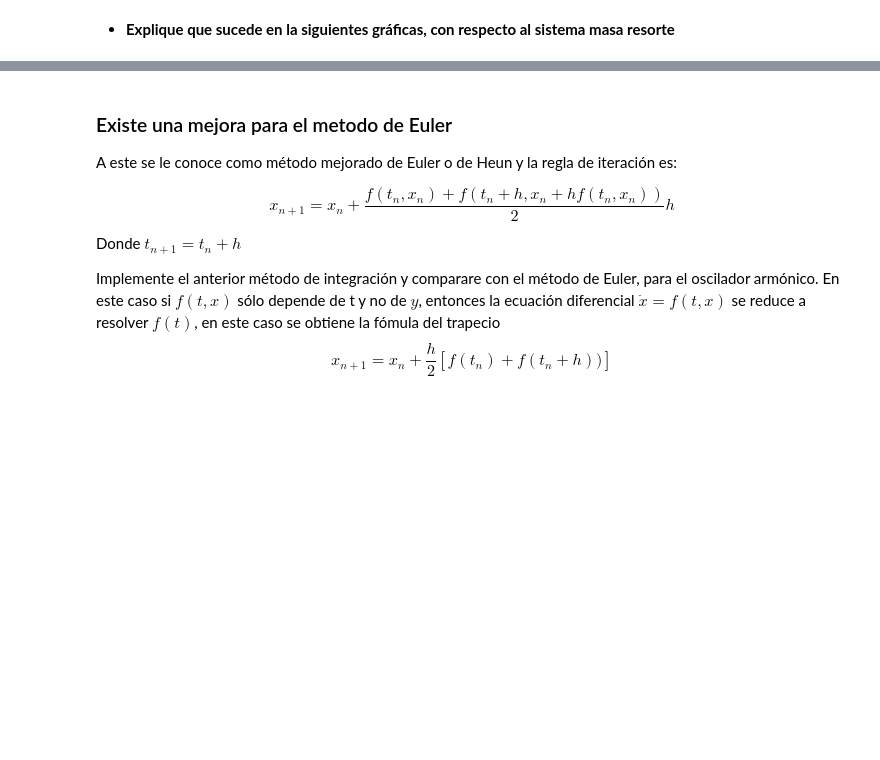
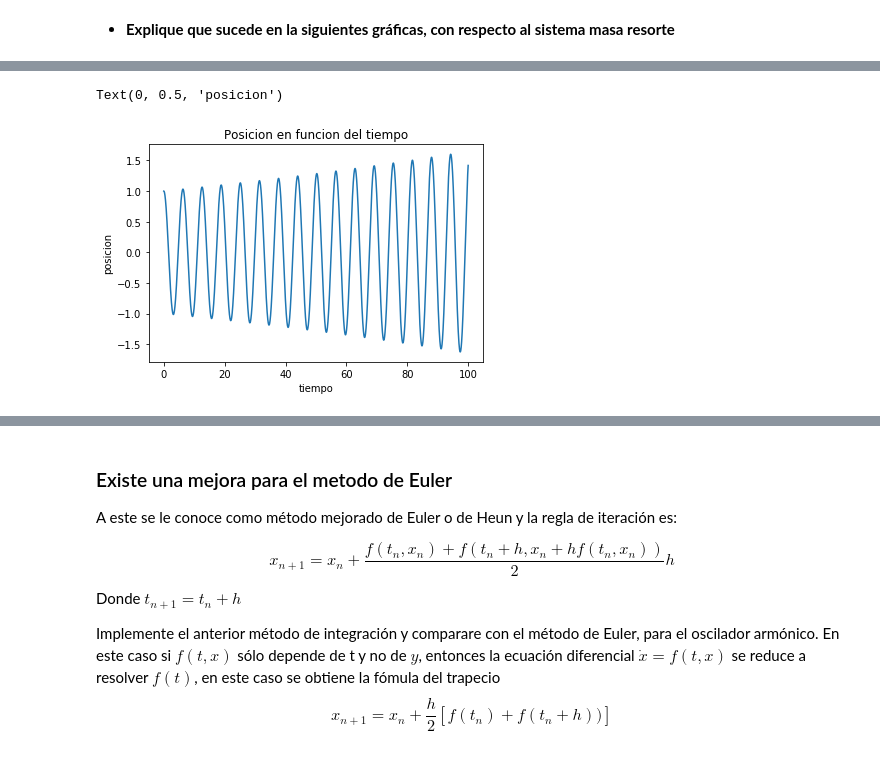
Before and after one commit to Fer2111/Algoritmos, a Jupyter notebook: Ecuaciones diferenciales.ipynb, the cells around one changed output, grey strips where cells are left out. Cells and saved outputs as stored; diff of their text form; code cells hidden in the pictures; blank space fills up the shorter version.

```diff
--- a/Ecuaciones diferenciales.ipynb
+++ b/Ecuaciones diferenciales.ipynb
@@ -290,6 +334,9 @@ grid(True)
 # %%
-plot(tiempo, posicion)
+plot(tiempo, sol[:,0])
 title("Posicion en funcion del tiempo")
 xlabel("tiempo")
 ylabel("posicion")
+# %% [output]
+Text(0, 0.5, 'posicion')
+[figure, added]
 # %%
```
Also changed, not shown: parts of 34 cells of this notebook, 1 other file.
